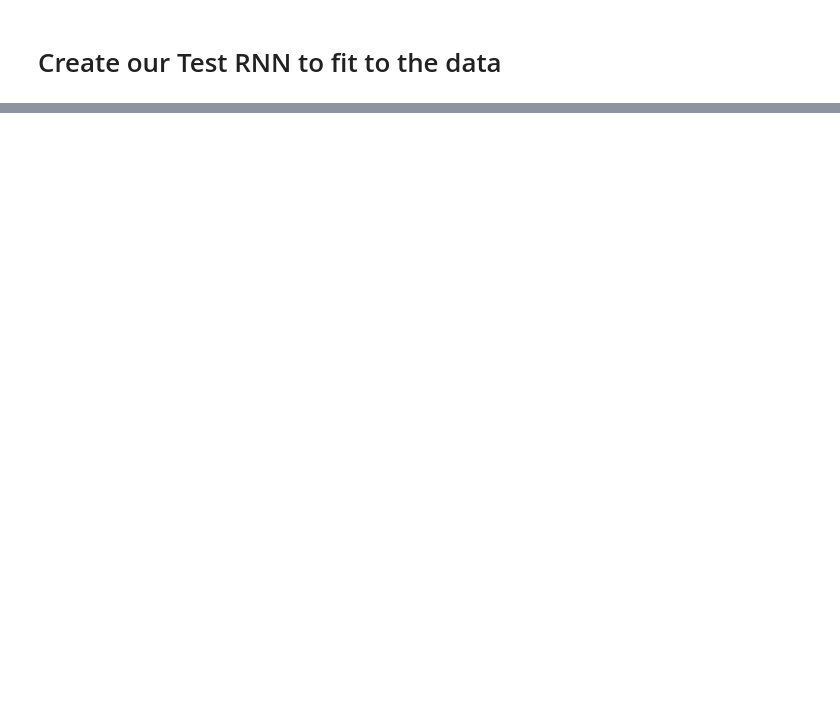
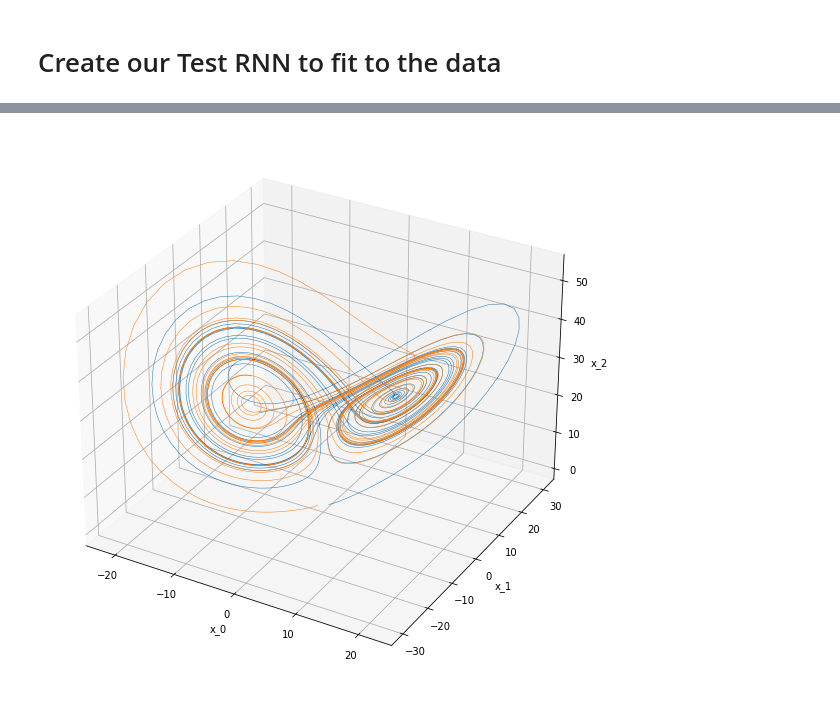
Before and after one commit to lindermanlab/ssm-jax, a Jupyter notebook: notebooks/scratch/rnn.ipynb, the cells around one changed output, grey strips where cells are left out. Drawn from its saved outputs; the diff is of its cells as text; code cells hidden in the pictures; blank space fills up the shorter version.

```diff
--- a/notebooks/scratch/rnn.ipynb
+++ b/notebooks/scratch/rnn.ipynb
@@ -75,0 +207,17 @@ plt.show()
+# %%
+def plot_3d(trajectory, ax=None):
+    if ax is None:
+        fig = plt.figure(figsize=(10, 10))
+        ax = fig.add_subplot(projection="3d")
+    ax.plot(trajectory[:, 0], trajectory[:, 1], trajectory[:, 2], lw=0.5)
+    ax.set_xlabel("x_0")
+    ax.set_ylabel("x_1")
+    ax.set_zlabel("x_2")
+
+fig = plt.figure(figsize=(10, 10))
+ax = fig.add_subplot(projection="3d")
+plot_3d(train_dataset[0], ax=ax)
+plot_3d(train_dataset[1], ax=ax)
+plt.show()
+# %% [output]
+[figure, added]
```
Also changed, not shown: parts of 20 cells of this notebook, 1 other file.
